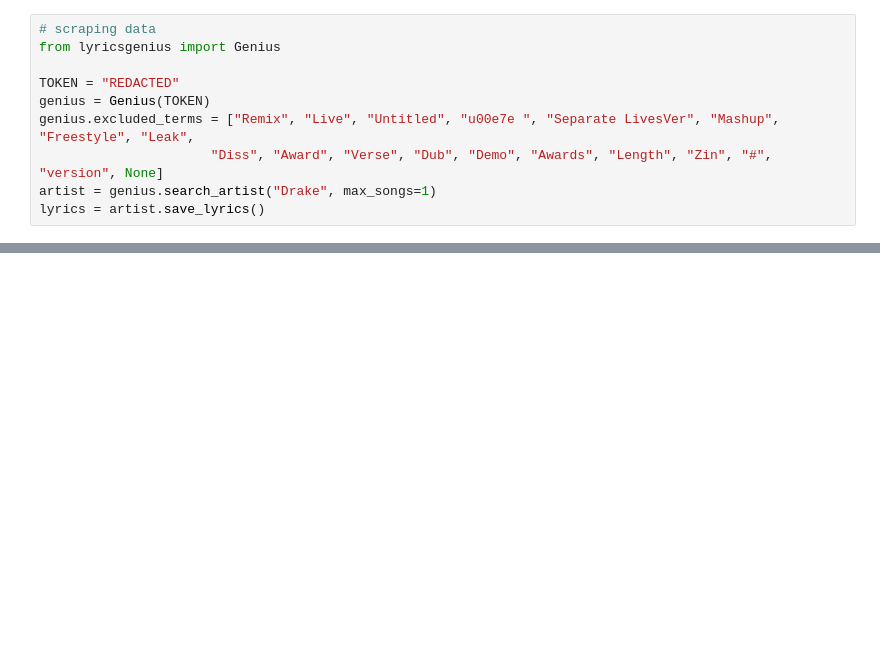
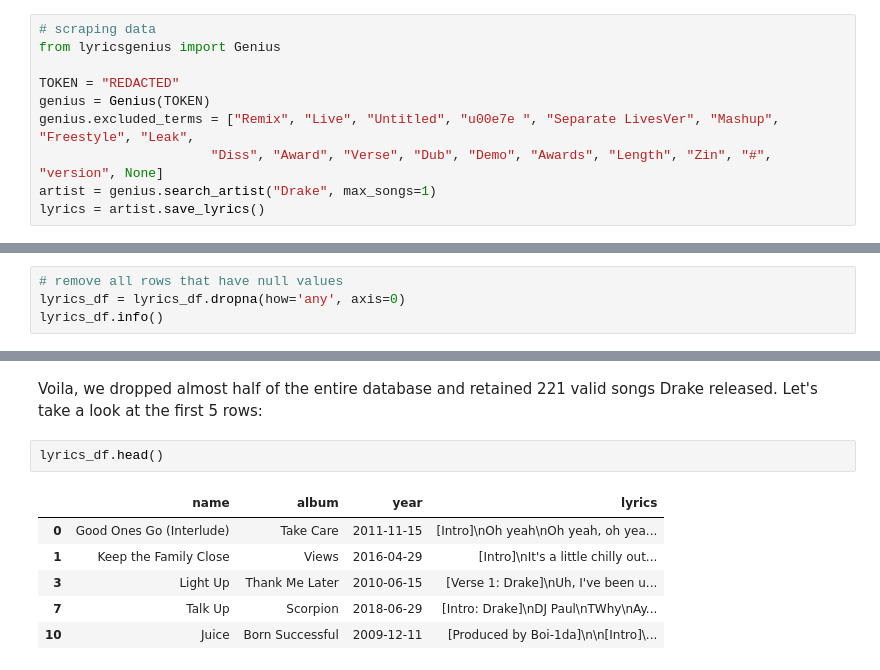
Before and after one commit to harveyzzhao/Drako-over-the-years, a Jupyter notebook: posts/blog.ipynb, the cells around one changed output, grey strips where cells are left out. Saved outputs shown, nothing was run; the diff lists cells and outputs as text; blank space fills up the shorter version.

```diff
--- a/posts/blog.ipynb
+++ b/posts/blog.ipynb
@@ -52,0 +100,4 @@ lyrics = artist.save_lyrics()
+# %%
+# remove all rows that have null values
+lyrics_df = lyrics_df.dropna(how='any', axis=0)
+lyrics_df.info()
@@ -52,0 +116,11 @@ lyrics = artist.save_lyrics()
+# %% [markdown]
+Voila, we dropped almost half of the entire database and retained 221 valid songs Drake released. Let's take a look at the first 5 rows:
+# %%
+lyrics_df.head()
+# %% [output]
+|  | name | album | year | lyrics |
+| 0 | Good Ones Go (Interlude) | Take Care | 2011-11-15 | [Intro]\nOh yeah\nOh yeah, oh yea... |
+| 1 | Keep the Family Close | Views | 2016-04-29 | [Intro]\nIt's a little chilly out... |
+| 3 | Light Up | Thank Me Later | 2010-06-15 | [Verse 1: Drake]\nUh, I've been u... |
+| 7 | Talk Up | Scorpion | 2018-06-29 | [Intro: Drake]\nDJ Paul\nTWhy\nAy... |
+| 10 | Juice | Born Successful | 2009-12-11 | [Produced by Boi-1da]\n\n[Intro]\... |
```
Also changed, not shown: parts of 40 cells of this notebook, 3 other files.
